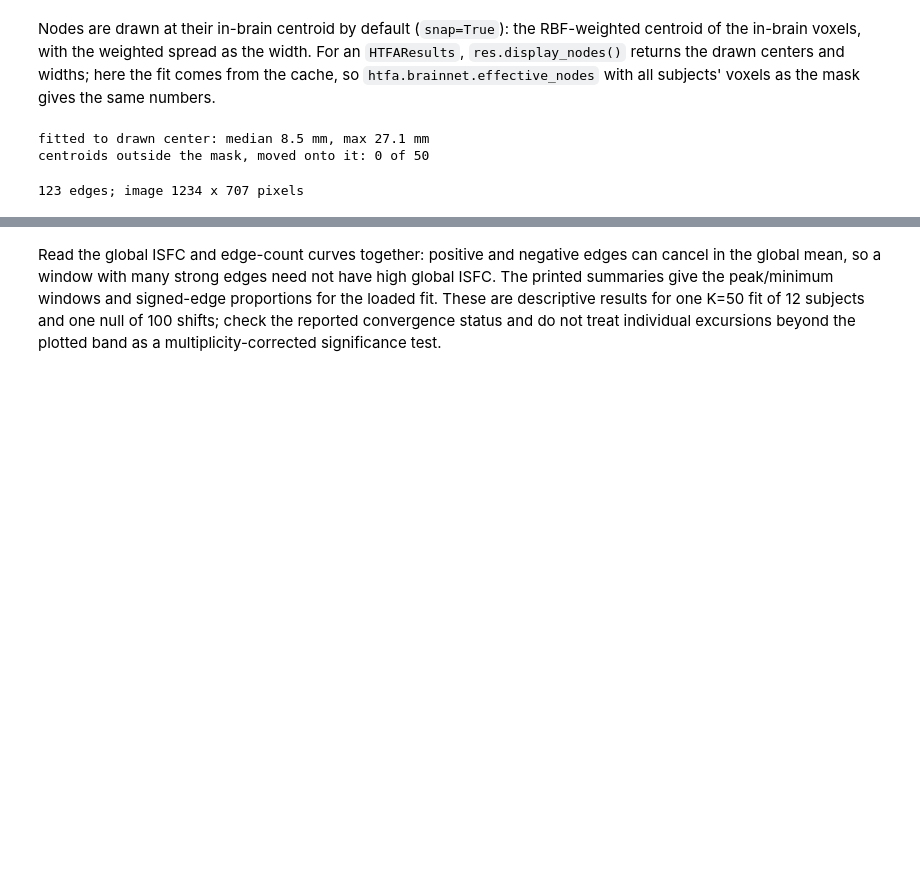
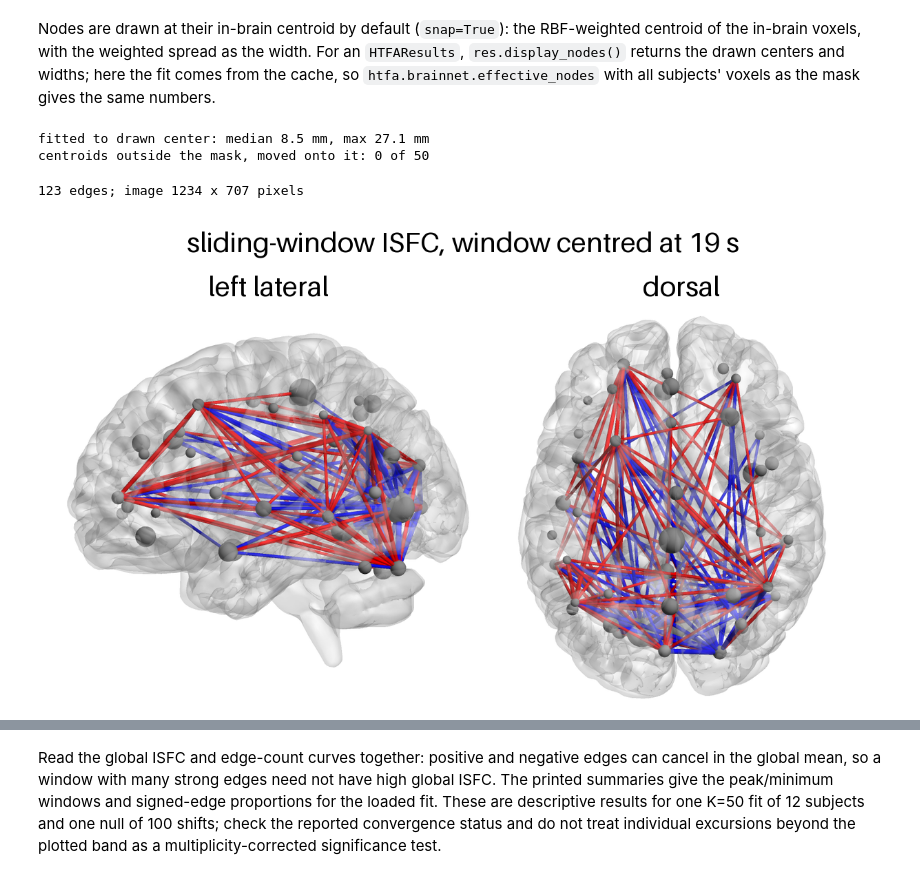
Before and after one commit to ContextLab/htfa, a Jupyter notebook: docs/tutorials/10_dynamic_isfc_animation.ipynb, the cells around one changed output, grey strips where cells are left out. Drawn from its saved outputs; the diff is of its cells as text; code cells hidden in the pictures; blank space fills up the shorter version.

```diff
--- a/docs/tutorials/10_dynamic_isfc_animation.ipynb
+++ b/docs/tutorials/10_dynamic_isfc_animation.ipynb
@@ -284,20 +286,24 @@ centroids outside the mask, moved onto it: 0 of 50
 # %%
 edge_scale = 5
 style = dict(threshold=edge_scale * threshold, size=(1200, 750), mask=mask)
 views = ("lateral", "dorsal")
 still = {
     v: htfa.plot_network(centers, edge_scale * D[peak], widths=widths, view=v, **style)
     for v in views
 }
 panel = brainnet.montage(
     [[still["lateral"], still["dorsal"]]],
     row_labels=[""],
     col_labels=["left lateral", "dorsal"],
     title=f"sliding-window ISFC, window centred at {t_mid[peak]:.0f} s",
     cell_width=600,
     out=STATIC / "10_isfc_peak_frame.png",
 )
 print(f"{n_edges[peak]:.0f} edges; image {panel.size[0]} x {panel.size[1]} pixels")
+display(
+    DisplayImage(data=(STATIC / "10_isfc_peak_frame.png").read_bytes(), format="png")
+)
 # %% [output]
 123 edges; image 1234 x 707 pixels
+[figure, added]
 # %% [markdown]
```
Also changed, not shown: parts of 9 cells of this notebook, 49 other files.
